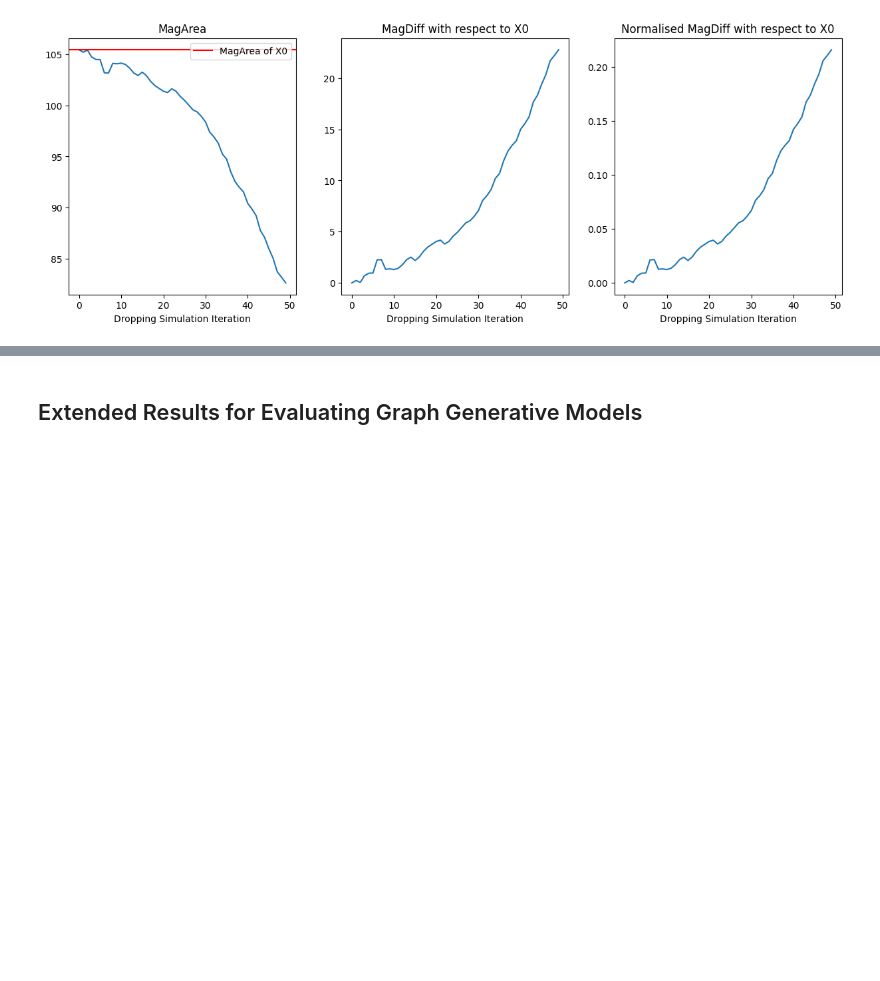
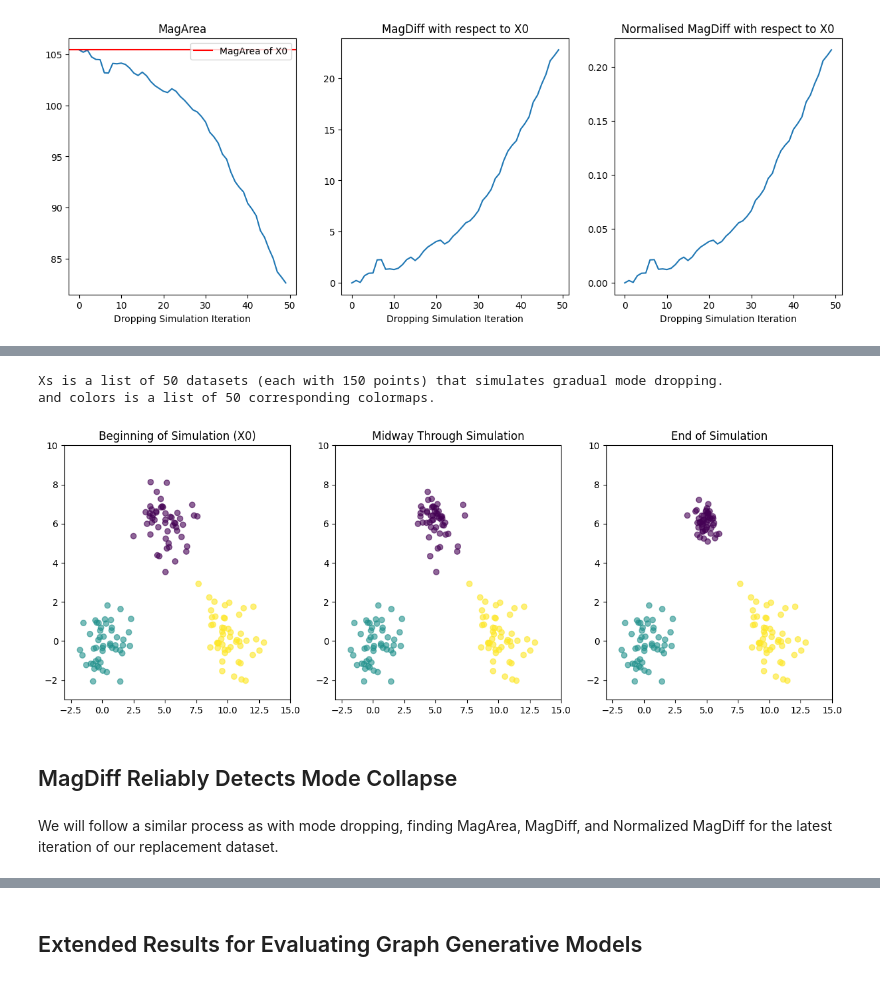
Before and after one commit to aidos-lab/magnipy, a Jupyter notebook: notebooks/mode_dropping.ipynb, the cells around one changed output, grey strips where cells are left out. Cells and saved outputs as stored; diff of their text form; code cells hidden in the pictures; blank space fills up the shorter version.

Commit message:
added mode collapse

```diff
--- a/notebooks/mode_dropping.ipynb
+++ b/notebooks/mode_dropping.ipynb
@@ -149,0 +156,48 @@ $$\text{MagDiff} = \frac{1}{\text{MagArea}(X_{\text{ref}})} \int_{0}^{t_{\text{r
+# %%
+# Get datasets that simulate gradual mode collapse
+
+# Replacement points in purple mode sampled from Gaussian with smaller convariance
+new_cov = np.eye(2) * 0.3
+mode_collapse_pts = sample_points_gaussian(mean1, new_cov, size * 2)
+
+Xs_collapse = []
+colors_collapse = []
+for frame in range(size):
+    # Replacing points from modes 2 and 3 with points from mode 1 Gaussian
+    X_new = np.concatenate(
+        [
+            points1[: (size - (frame))],
+            points2,
+            points3,
+            mode_collapse_pts[: frame],
+        ],
+    )
+    # Updating color mapping
+    new_colors = np.array(
+        np.concatenate(
+            [
+                np.zeros(size - (frame)),
+                np.ones(size),
+                np.ones(size) * 2,
+                np.zeros((frame)),
+            ]
+        )
+    )
+    # Adding to ongoing simulation data
+    Xs_collapse.append(X_new)
+    colors_collapse.append(new_colors)
+
+print(f"Xs is a list of {len(Xs_collapse)} datasets (each with {len(Xs_collapse[0])} points) that simulates gradual mode dropping.")
+print(f"and colors is a list of {len(colors_collapse)} corresponding colormaps.")
+# %% [output]
+Xs is a list of 50 datasets (each with 150 points) that simulates gradual mode dropping.
+and colors is a list of 50 corresponding colormaps.
+# %%
+# Plotting visual summary of mode dropping simulation
+plot_simulation_progression(Xs_collapse, colors_collapse, size)
+# %% [output]
+[figure, added]
+# %% [markdown]
+## MagDiff Reliably Detects Mode Collapse
+# %% [markdown]
+We will follow a similar process as with mode dropping, finding MagArea, MagDiff, and Normalized MagDiff for the latest iteration of our replacement dataset.
```
Also changed, not shown: parts of 11 cells of this notebook.
